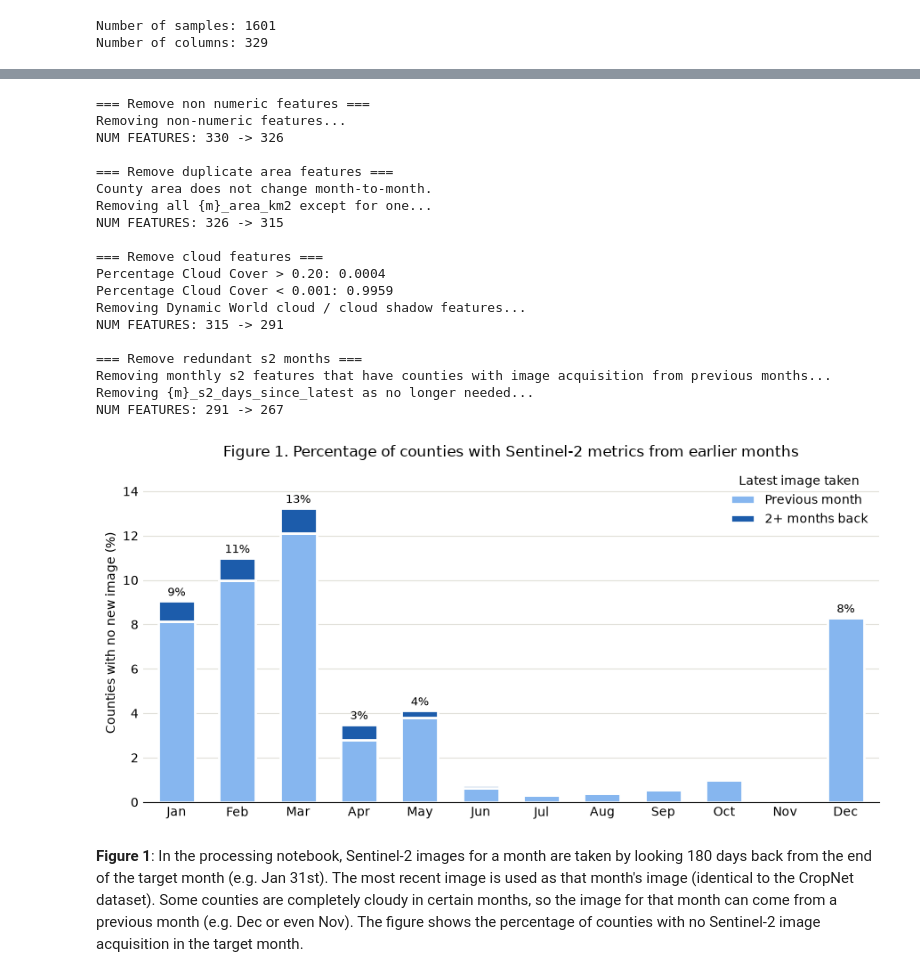
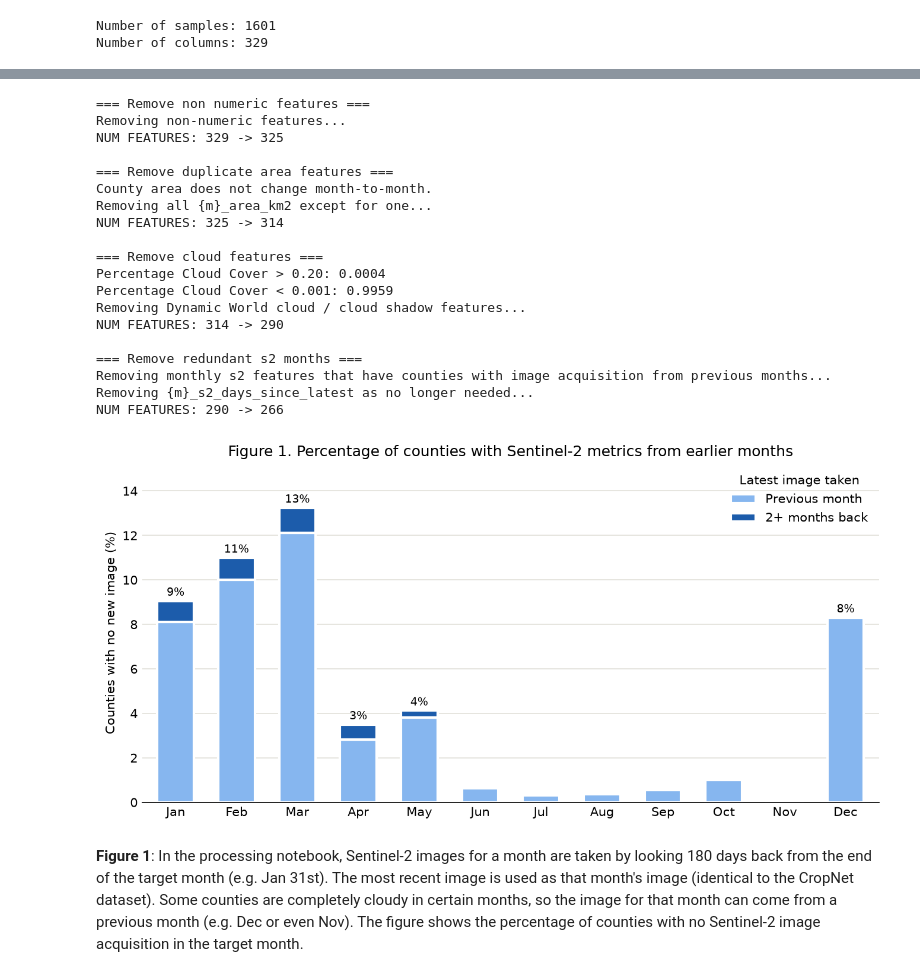
Before and after one commit to nkakowalska/CropNet, a Jupyter notebook: src/cropnet/feature_extraction.ipynb, the cells around one changed output, grey strips where cells are left out. Drawn from its saved outputs; the diff is of its cells as text; code cells hidden in the pictures.

```diff
--- a/src/cropnet/feature_extraction.ipynb
+++ b/src/cropnet/feature_extraction.ipynb
@@ -168,8 +168,4 @@ print(f"Number of columns: {len(df.columns)}")
 # %% [output]
 Number of samples: 1601
 Number of columns: 329
-# %%
-target_label = "yield_bu_acre"
-non_numeric_labels = ["fips", "county", "state", "year"]
-groups = df["state"]
 # %% [markdown]
@@ -314,60 +325,38 @@ def remove_redundant_s2_months(df):
    # we also delete this s2_days_since_latest features, as they were
    # simply used to identify problematic S2 month features per county.
    days_since_latest_column = [f"{m}_s2_days_since_latest" for m in MONTHS]
    print("Removing {m}_s2_days_since_latest as no longer needed...")
    return df.drop(days_since_latest_column, axis=1)
 
 
 
-def _plot_stale_images(df, year=2020, min_label=1):
-   """TODO: AI DISCLAIMER
-   """
-   ends = pd.date_range(f"{year}-01-01", periods=12, freq="ME")
-   back = pd.DataFrame({
-      m: e.month + 12 * (e.year - d.dt.year) - d.dt.month
-      for m, e in zip(MONTHS, ends)
-      for d in [e - pd.to_timedelta(df[f"{m}_s2_days_since_latest"], unit="D")]
-   })
-   pct = pd.DataFrame({"Previous month": (back == 1).mean(), "2+ months back": (back >= 2).mean()}) * 100
-   total = pct.sum(axis=1)
-   ax = pct.rename(index=str.capitalize).plot.bar(stacked=True, rot=0, width=0.6, figsize=(9, 4.5),
-                                                color=["#86b6ef", "#1c5cab"], edgecolor="white", lw=2)
-   ax.bar_label(ax.containers[-1], [f"{v:.0f}%" if v >= min_label else "" for v in total], fontsize=9, padding=2)
-   ax.spines[["top", "right", "left"]].set_visible(False)
-   ax.grid(axis="y", color="#e1e0d9"); ax.set_axisbelow(True); ax.tick_params(length=0)
-   ax.set(ylabel="Counties with no new image (%)", ylim=(0, total.max() * 1.15))
-   ax.set_title("Figure 1. Percentage of counties with Sentinel-2 metrics from earlier months")
-   ax.legend(frameon=False, title="Latest image taken")
-   plt.tight_layout()
-   return ax
-
 df = remove_non_numeric_features(df, non_numeric_labels)
 df = remove_duplicate_area_features(df)
 df = remove_cloud_features(df)
 df = remove_redundant_s2_months(df)
 
 plt.show()
 # %% [output]
 === Remove non numeric features ===
 Removing non-numeric features...
-NUM FEATURES: 330 -> 326
+NUM FEATURES: 329 -> 325
 
 === Remove duplicate area features ===
 County area does not change month-to-month.
 Removing all {m}_area_km2 except for one...
-NUM FEATURES: 326 -> 315
+NUM FEATURES: 325 -> 314
 
 === Remove cloud features ===
 Percentage Cloud Cover > 0.20: 0.0004
 Percentage Cloud Cover < 0.001: 0.9959
 Removing Dynamic World cloud / cloud shadow features...
-NUM FEATURES: 315 -> 291
+NUM FEATURES: 314 -> 290
 
 === Remove redundant s2 months ===
 Removing monthly s2 features that have counties with image acquisition from previous months...
 Removing {m}_s2_days_since_latest as no longer needed...
-NUM FEATURES: 291 -> 267
+NUM FEATURES: 290 -> 266
-[figure, old version]
+[figure, new version]
 # %% [markdown]
 **Figure 1**: In the processing notebook, Sentinel-2 images for a month are taken by looking 180 days back
 from the end of the target month (e.g. Jan 31st). The most recent image is used as that month's image (identical to the CropNet dataset).
```
Also changed, not shown: parts of 7 cells of this notebook.
